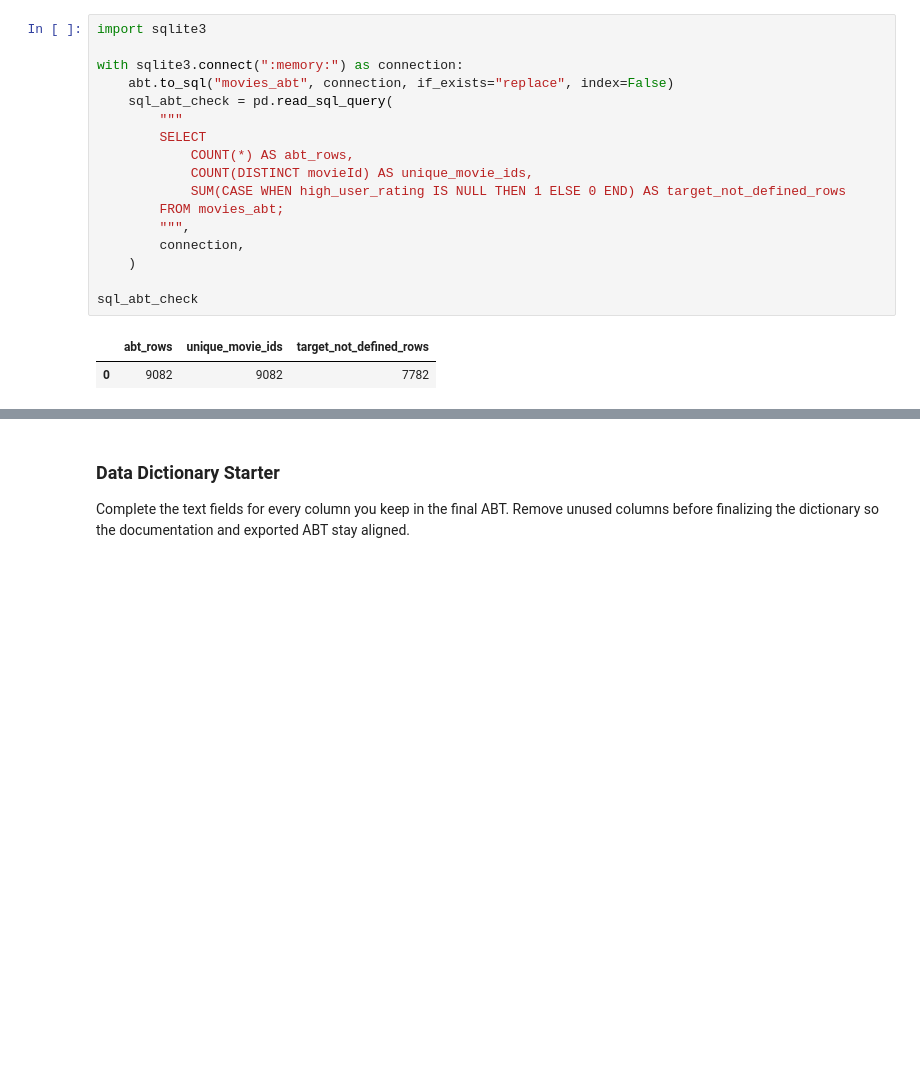
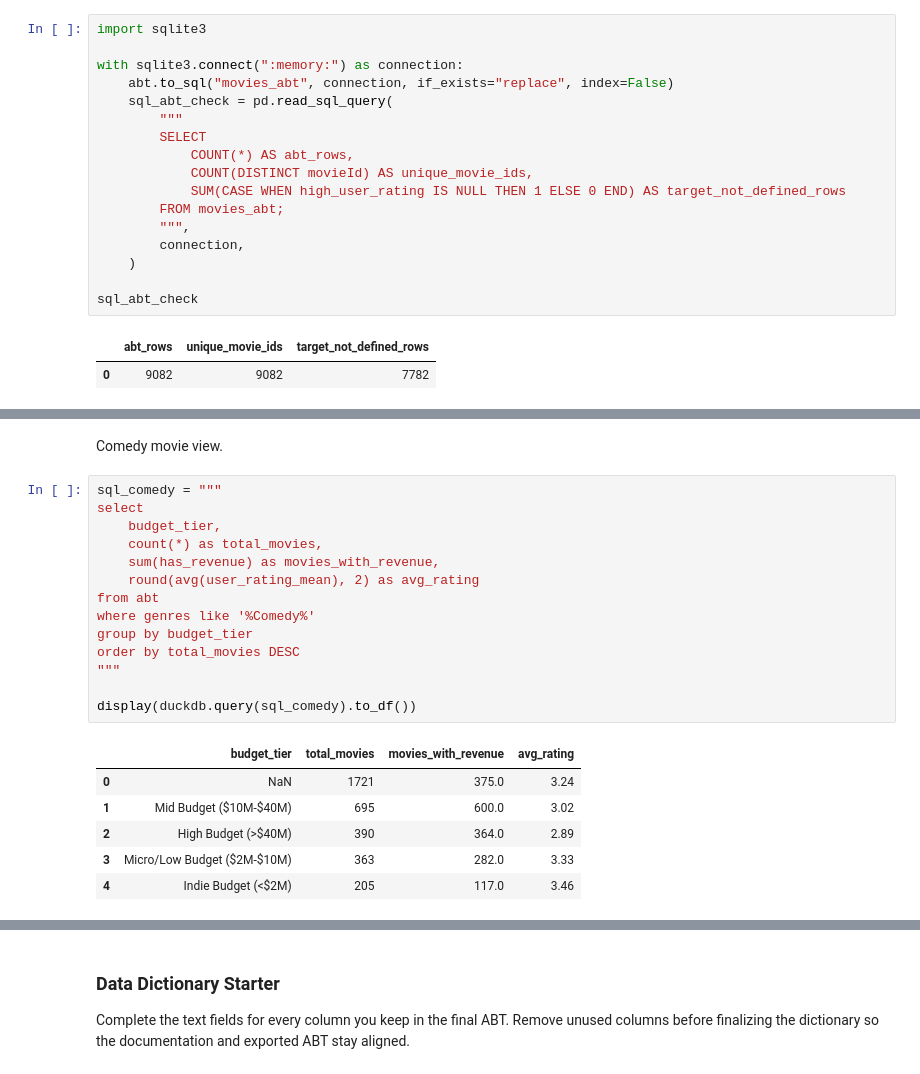
Before and after one commit to tmack92/ban6003-projectoption1-movies, a Jupyter notebook: notebooks/movies_project_starter.ipynb, the cells around one changed output, grey strips where cells are left out. Saved outputs shown, nothing was run; the diff lists cells and outputs as text; blank space fills up the shorter version.

```diff
--- a/notebooks/movies_project_starter.ipynb
+++ b/notebooks/movies_project_starter.ipynb
@@ -587,0 +649,23 @@ sql_abt_check
+# %% [markdown]
+Comedy movie view.
+# %%
+sql_comedy = """
+select
+    budget_tier,
+    count(*) as total_movies,
+    sum(has_revenue) as movies_with_revenue,
+    round(avg(user_rating_mean), 2) as avg_rating
+from abt
+where genres like '%Comedy%'
+group by budget_tier
+order by total_movies DESC
+"""
+
+display(duckdb.query(sql_comedy).to_df())
+# %% [output]
+|  | budget_tier | total_movies | movies_with_revenue | avg_rating |
+| 0 | NaN | 1721 | 375.0 | 3.24 |
+| 1 | Mid Budget ($10M-$40M) | 695 | 600.0 | 3.02 |
+| 2 | High Budget (>$40M) | 390 | 364.0 | 2.89 |
+| 3 | Micro/Low Budget ($2M-$10M) | 363 | 282.0 | 3.33 |
+| 4 | Indie Budget (<$2M) | 205 | 117.0 | 3.46 |
```
Also changed, not shown: parts of 12 cells of this notebook.
